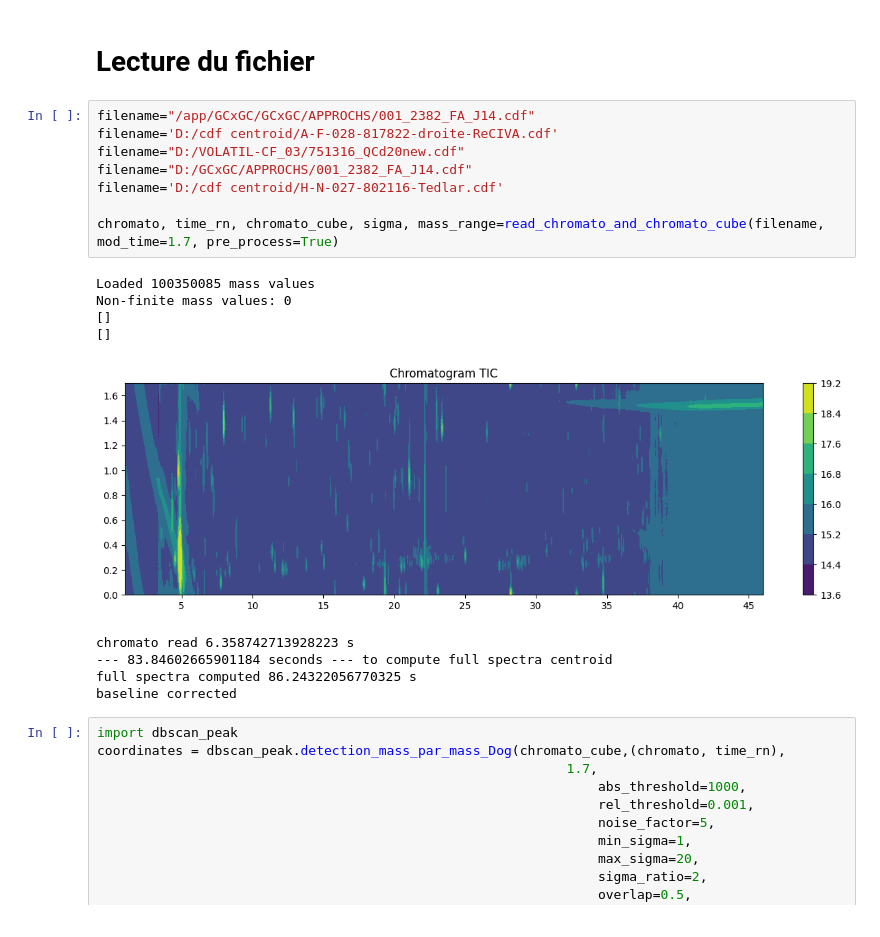
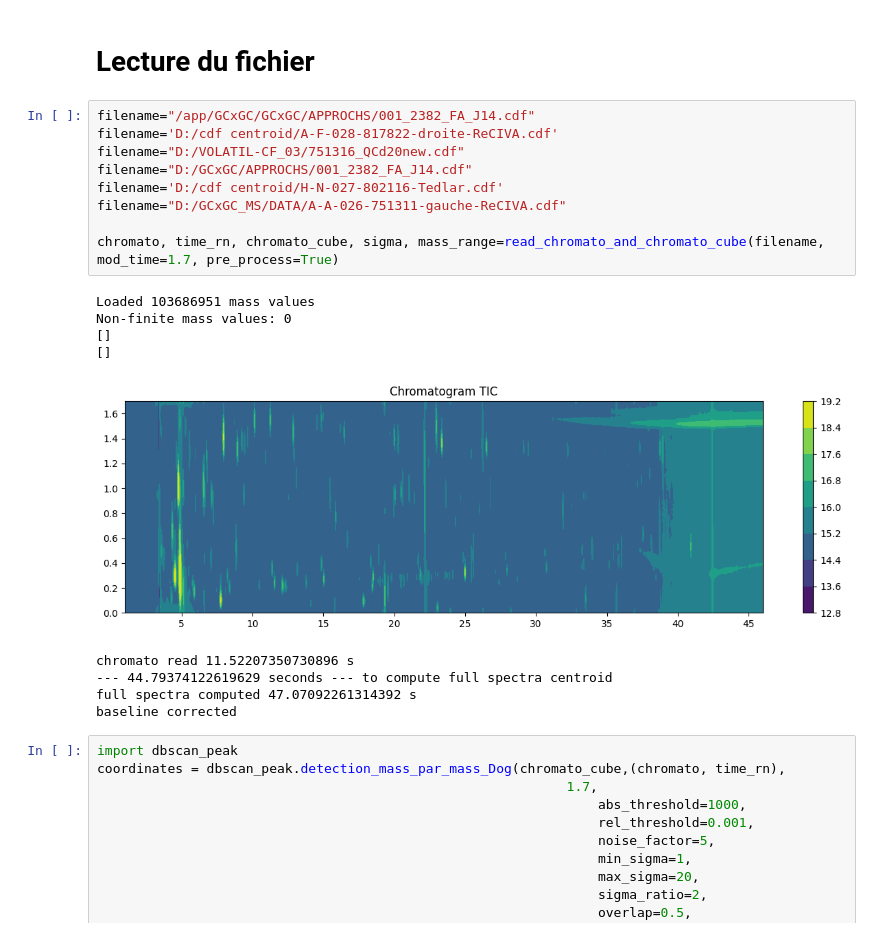
Before and after one commit to Lollith/Python-2DGC-Alignment, a Jupyter notebook: notebooks/db_scan.ipynb, the cells around one changed output. Drawn from its saved outputs; the diff is of its cells as text.

```diff
--- a/notebooks/db_scan.ipynb
+++ b/notebooks/db_scan.ipynb
@@ -25,20 +25,21 @@ from dbscan_peak import detection_mass_par_mass_Dog
 # %%
 filename="/app/GCxGC/GCxGC/APPROCHS/001_2382_FA_J14.cdf"
 filename='D:/cdf centroid/A-F-028-817822-droite-ReCIVA.cdf'
 filename="D:/VOLATIL-CF_03/751316_QCd20new.cdf"
 filename="D:/GCxGC/APPROCHS/001_2382_FA_J14.cdf"
 filename='D:/cdf centroid/H-N-027-802116-Tedlar.cdf'
+filename="D:/GCxGC_MS/DATA/A-A-026-751311-gauche-ReCIVA.cdf"
 
 chromato, time_rn, chromato_cube, sigma, mass_range=read_chromato_and_chromato_cube(filename, mod_time=1.7, pre_process=True)
 # %% [output]
-Loaded 100350085 mass values
+Loaded 103686951 mass values
 Non-finite mass values: 0
 []
 []
-[figure, old version]
+[figure, new version]
-chromato read 6.358742713928223 s
---- 83.84602665901184 seconds --- to compute full spectra centroid
-full spectra computed 86.24322056770325 s
+chromato read 11.52207350730896 s
+--- 44.79374122619629 seconds --- to compute full spectra centroid
+full spectra computed 47.07092261314392 s
 baseline corrected
 # %%
 import dbscan_peak
```
Also changed, not shown: 3 other files.
